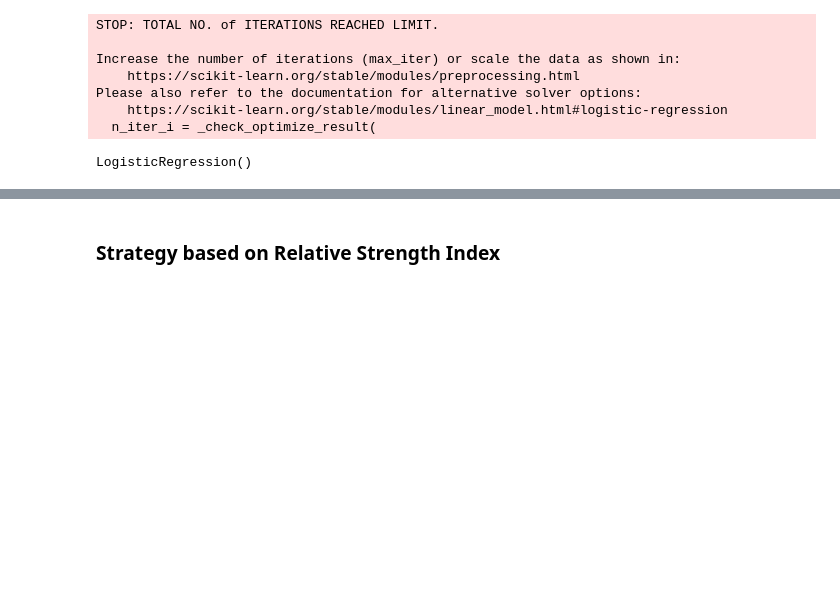
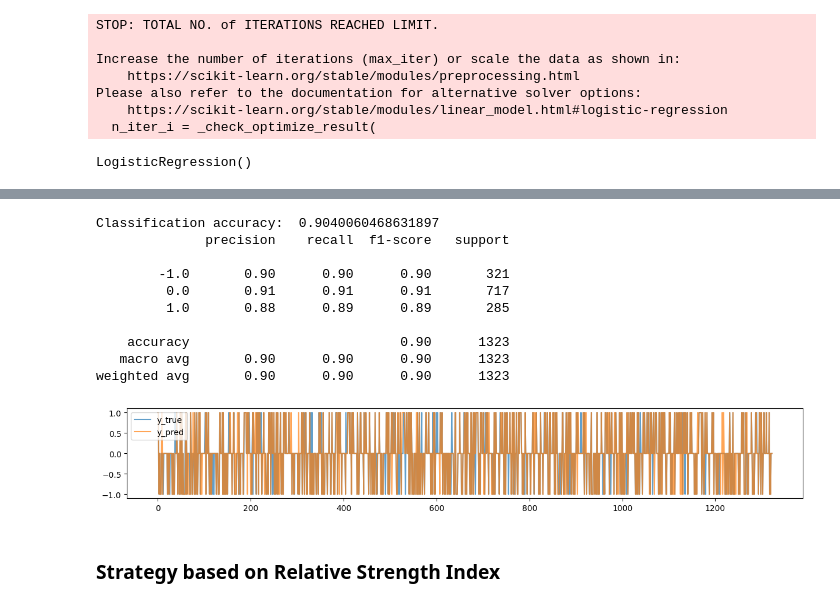
Before and after one commit to benricok/hackathonn23, a Jupyter notebook: testing/darren/model.ipynb, the cells around one changed output, grey strips where cells are left out. Cells and saved outputs as stored; diff of their text form; code cells hidden in the pictures; blank space fills up the shorter version.

```diff
--- a/testing/darren/model.ipynb
+++ b/testing/darren/model.ipynb
@@ -381,2 +385,28 @@ X.shape
+# %%
+clf = xgb.XGBClassifier(objective="binary:logistic", random_state=42)
+
+le = LabelEncoder()
+y_train_encoded = le.fit_transform(y_train)
+y_test_encoded = le.transform(y_test)
+
+clf.fit(X_train, y_train_encoded)
+
+y_pred = clf.predict(X_test) - 1
+
+print('Classification accuracy: ', np.mean(y_test == y_pred))
+print(classification_report(y_test, y_pred))
+_ = pd.DataFrame({'y_true': y_test, 'y_pred': y_pred}).plot(figsize=(15, 2), alpha=.7)
+# %% [output]
+Classification accuracy:  0.9040060468631897
+              precision    recall  f1-score   support
+
+        -1.0       0.90      0.90      0.90       321
+         0.0       0.91      0.91      0.91       717
+         1.0       0.88      0.89      0.89       285
+
+    accuracy                           0.90      1323
+   macro avg       0.90      0.90      0.90      1323
+weighted avg       0.90      0.90      0.90      1323
+[figure, added]
 # %% [markdown]
 ### Strategy based on Relative Strength Index
```
Also changed, not shown: parts of 26 cells of this notebook, 2 other files.
